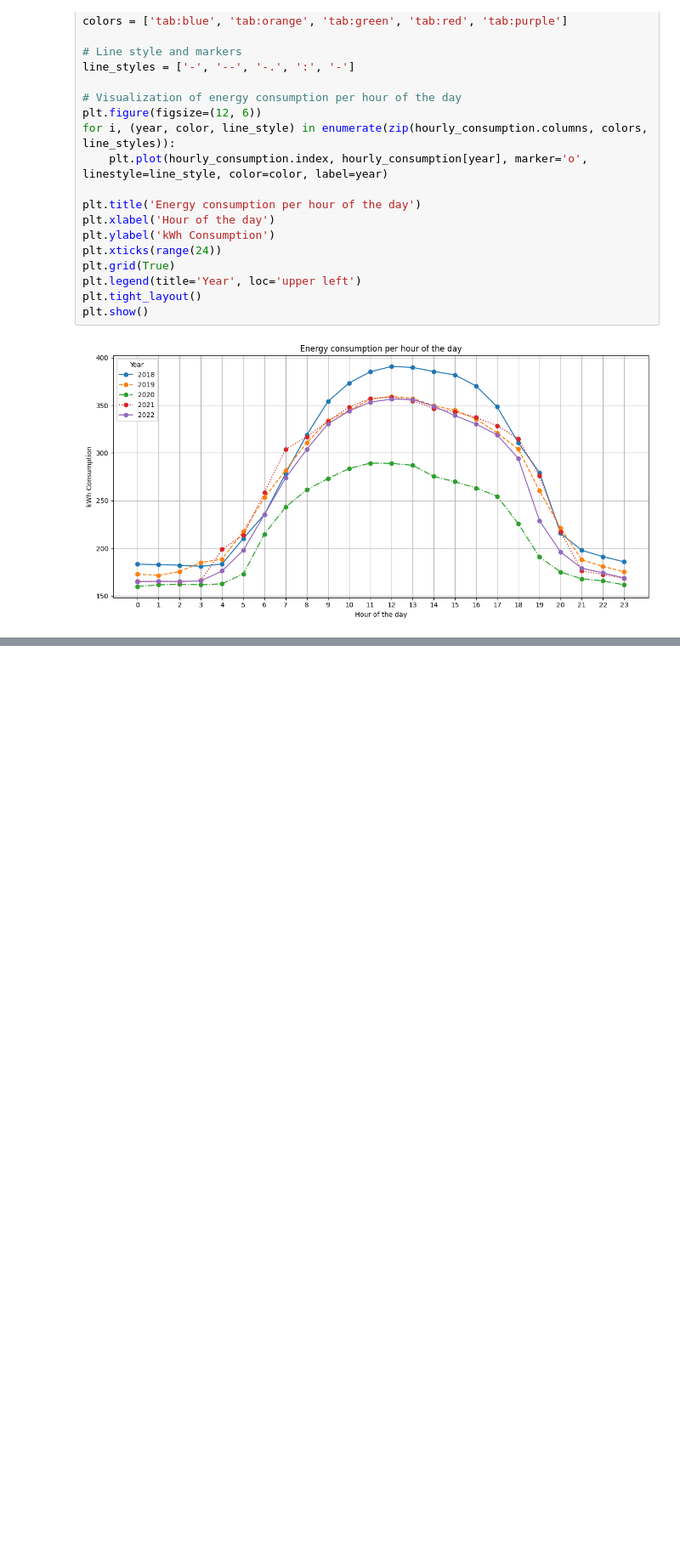
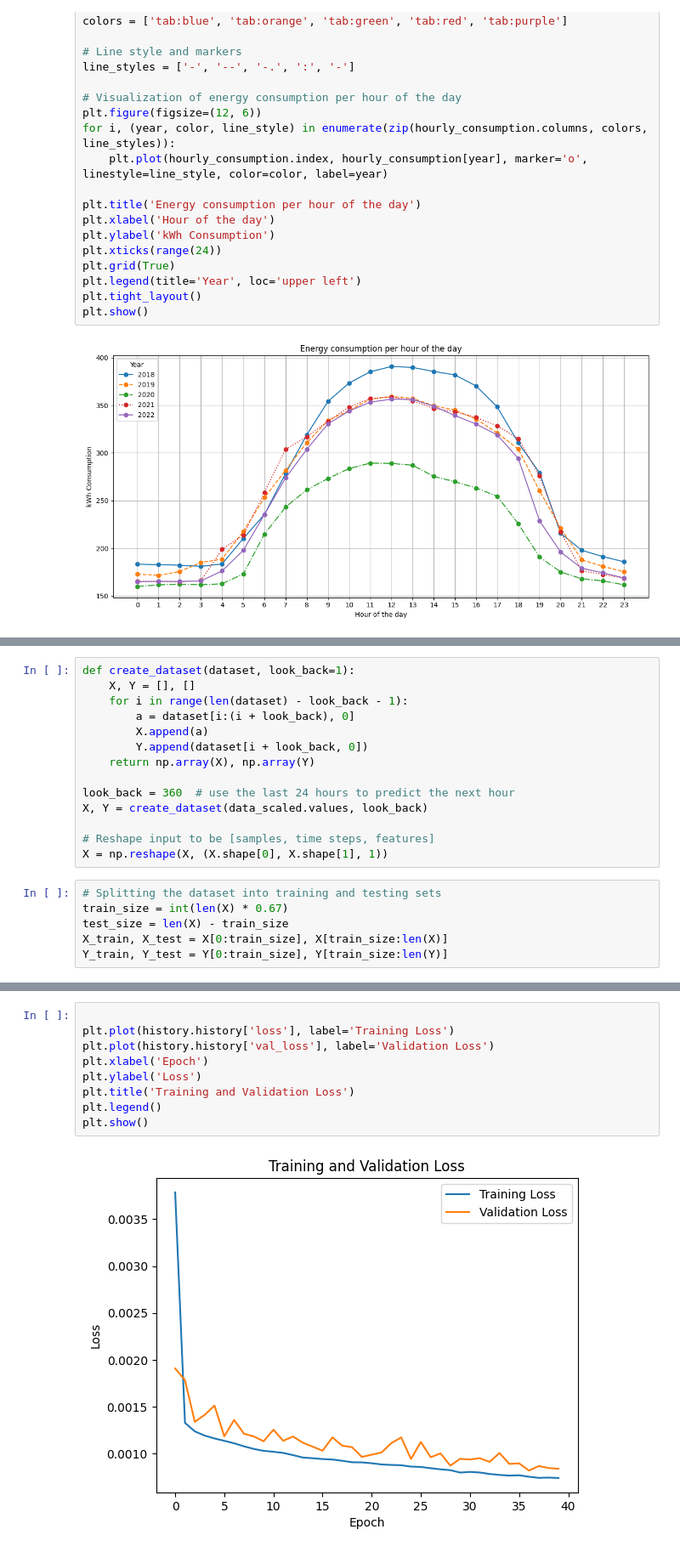
Before and after one commit to carlotacriado/UABeat, a Jupyter notebook: Consum_energia.ipynb, the cells around one changed output, grey strips where cells are left out. Shown: that part at 85% size. Drawn from its saved outputs; the diff is of its cells as text; blank space fills up the shorter version.

```diff
--- a/Consum_energia.ipynb
+++ b/Consum_energia.ipynb
@@ -140,0 +213,20 @@ plt.show()
+# %%
+def create_dataset(dataset, look_back=1):
+    X, Y = [], []
+    for i in range(len(dataset) - look_back - 1):
+        a = dataset[i:(i + look_back), 0]
+        X.append(a)
+        Y.append(dataset[i + look_back, 0])
+    return np.array(X), np.array(Y)
+
+look_back = 360  # use the last 24 hours to predict the next hour
+X, Y = create_dataset(data_scaled.values, look_back)
+
+# Reshape input to be [samples, time steps, features]
+X = np.reshape(X, (X.shape[0], X.shape[1], 1))
+# %%
+# Splitting the dataset into training and testing sets
+train_size = int(len(X) * 0.67)
+test_size = len(X) - train_size
+X_train, X_test = X[0:train_size], X[train_size:len(X)]
+Y_train, Y_test = Y[0:train_size], Y[train_size:len(Y)]
@@ -140,0 +303,11 @@ plt.show()
+# %%
+
+plt.plot(history.history['loss'], label='Training Loss')
+plt.plot(history.history['val_loss'], label='Validation Loss')
+plt.xlabel('Epoch')
+plt.ylabel('Loss')
+plt.title('Training and Validation Loss')
+plt.legend()
+plt.show()
+# %% [output]
+[figure, added]
```
Also changed, not shown: parts of 15 cells of this notebook.
